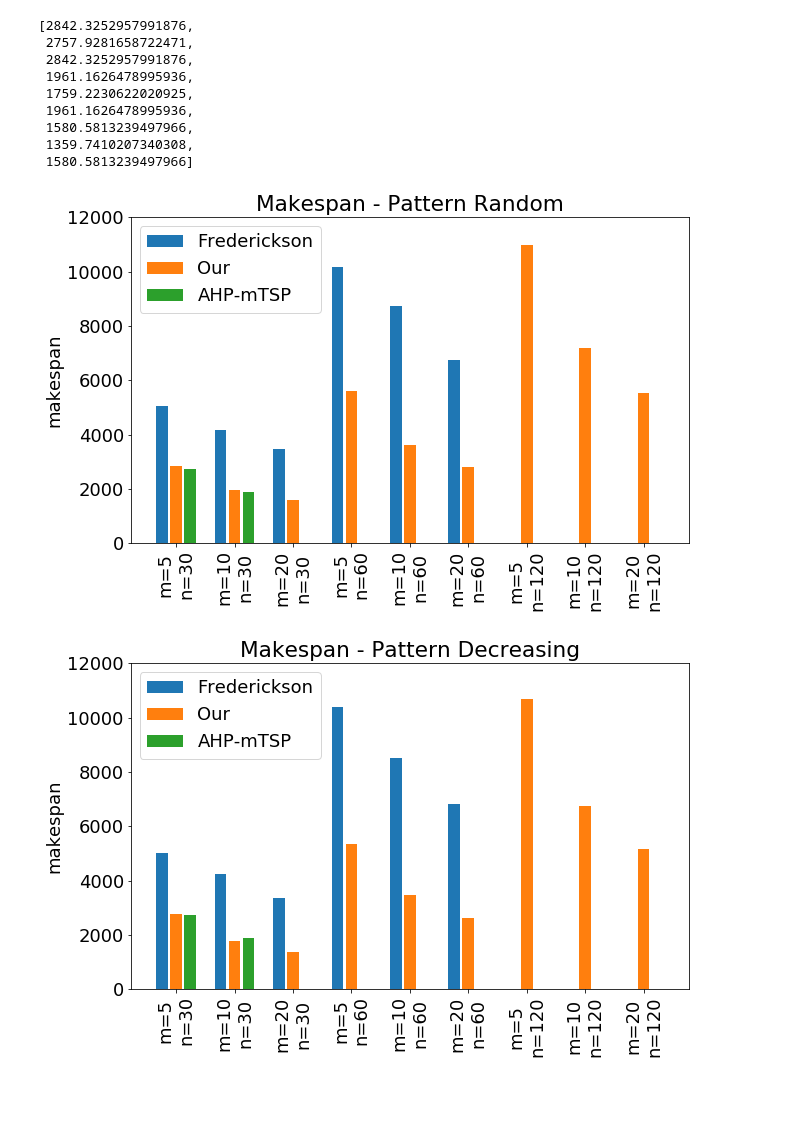
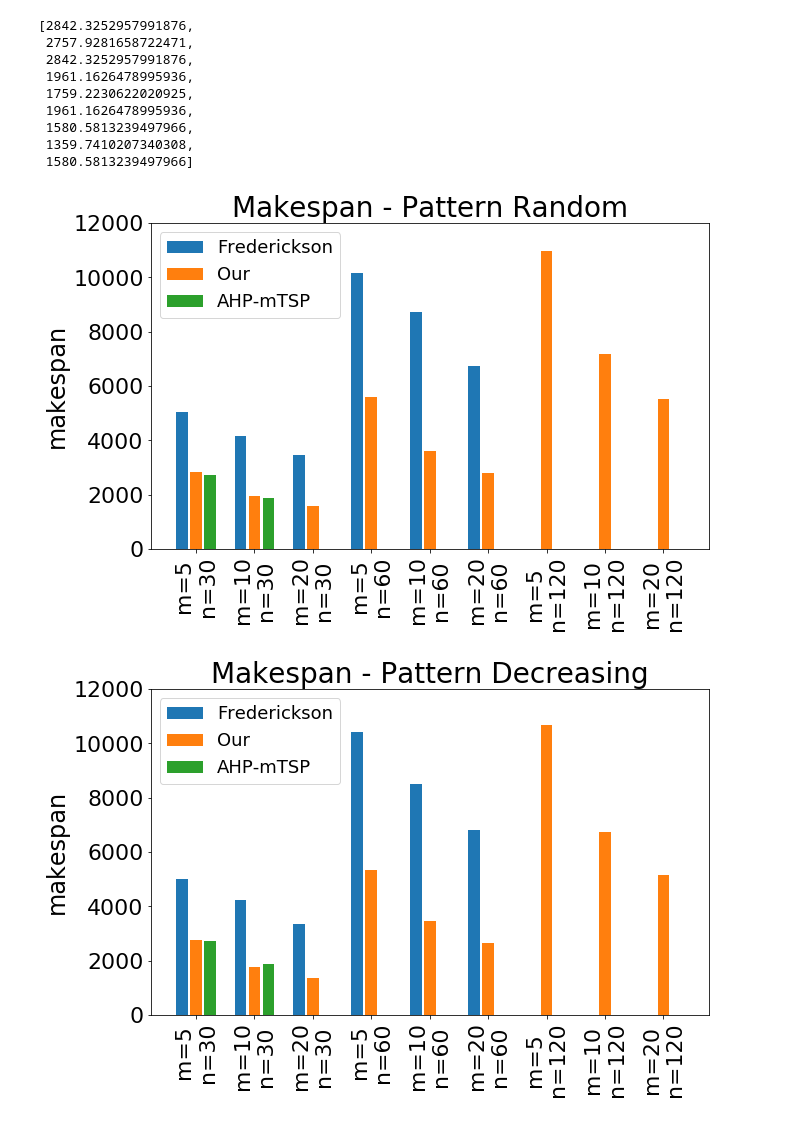
Before and after one commit to mirkosalaris/CoverageModularEnvironments, a Jupyter notebook: Notebooks/Comparison data analysis.ipynb, the cells around one changed output. Cells and saved outputs as stored; diff of their text form; code cells hidden in the pictures; blank space fills up the shorter version.

```diff
--- a/Notebooks/Comparison data analysis.ipynb
+++ b/Notebooks/Comparison data analysis.ipynb
@@ -212,36 +212,37 @@ PLT_H = 6
 # %%
 # Grouped bar plot
 ############# RANDOM #############
 
 width = 0.5 # width of each bar
 bar_dist = 0.1 # distance between bars of the same groups
 group_dist = 0.8 # distance between bars of different groups
 x_dist = width*3 + bar_dist*2 + group_dist
 
 xs = np.arange(0, len(extr_random(smN))) * x_dist # scale the x coordinates to make space to the bars
 
 int_xs = xs
 fred_xs = xs - width - bar_dist
 ahp_xs = int_xs + width + bar_dist
 
 fig, ax = plt.subplots() # needed to rotate the labels
 
 fred_bars = plt.bar(fred_xs, extr_random(fred_max_len_list), width)
 int_bars= plt.bar(int_xs, extr_random(int_max_len_list), width)
 ahp_bars = plt.bar(ahp_xs, extr_random(ahp_max_len_list), width)
 
-plt.ylabel("makespan")
-plt.title("Makespan - Pattern Random")
+plt.ylabel("makespan", fontsize=24)
+plt.title("Makespan - Pattern Random", fontsize=28)
 plt.xticks(xs, extr_random(compute_labels(smN)))
 ax.set_ylim(top=YLIM)
 
 plt.legend((fred_bars, int_bars, ahp_bars), ("Frederickson", "Our", "AHP-mTSP"))
-plt.setp(ax.get_xticklabels(), rotation=90, horizontalalignment='center')
+plt.setp(ax.get_xticklabels(), rotation=90, horizontalalignment='center', fontsize=22)
+plt.setp(ax.get_yticklabels(), fontsize=22)
 
 fig.set_size_inches(PLT_W, PLT_H)
 fig.savefig(SAVE_FOLDER+"random_makespan.pdf", bbox_inches='tight', pad_inches=0.1)
 # %% [output]
-[figure, old version]
+[figure, new version]
 # %%
 # Grouped bar plot
 ############# DECREASING #############
@@ -263,18 +264,19 @@ fred_bars = plt.bar(fred_xs, extr_decreasing(fred_max_len_list), width)
 int_bars= plt.bar(int_xs, extr_decreasing(int_max_len_list), width)
 ahp_bars = plt.bar(ahp_xs, extr_decreasing(ahp_max_len_list), width)
 
-plt.ylabel("makespan")
-plt.title("Makespan - Pattern Decreasing")
+plt.ylabel("makespan", fontsize=24)
+plt.title("Makespan - Pattern Decreasing", fontsize=28)
 plt.xticks(xs, extr_decreasing(compute_labels(smN)))
 ax.set_ylim(top=YLIM)
 
 plt.legend((fred_bars, int_bars, ahp_bars), ("Frederickson", "Our", "AHP-mTSP"))
-plt.setp(ax.get_xticklabels(), rotation=90, horizontalalignment='center')
+plt.setp(ax.get_xticklabels(), rotation=90, horizontalalignment='center', fontsize=22)
+plt.setp(ax.get_yticklabels(), fontsize=22)
 
 fig.set_size_inches(PLT_W, PLT_H)
 fig.savefig(SAVE_FOLDER+"decreasing_makespan.pdf", bbox_inches='tight', pad_inches=0.1)
 # %% [output]
-[figure, old version]
+[figure, new version]
 # %%
 # Grouped bar plot
 ############# INCREASING #############
```
Also changed, not shown: parts of 3 cells of this notebook, 5 other files.
